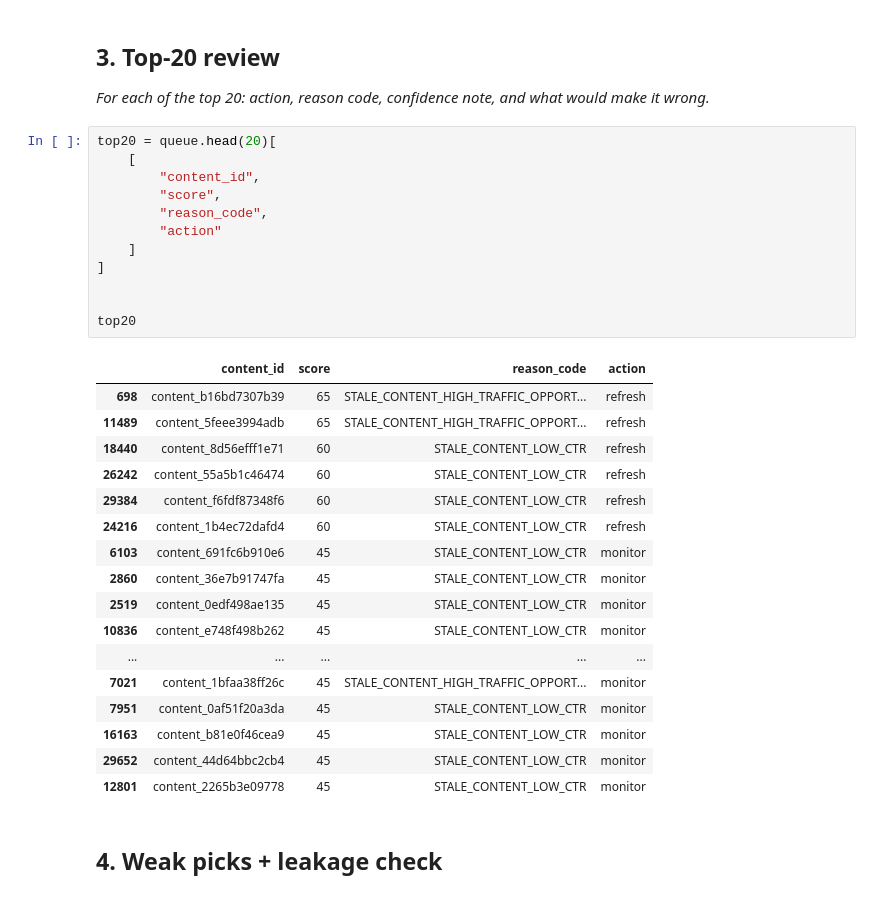
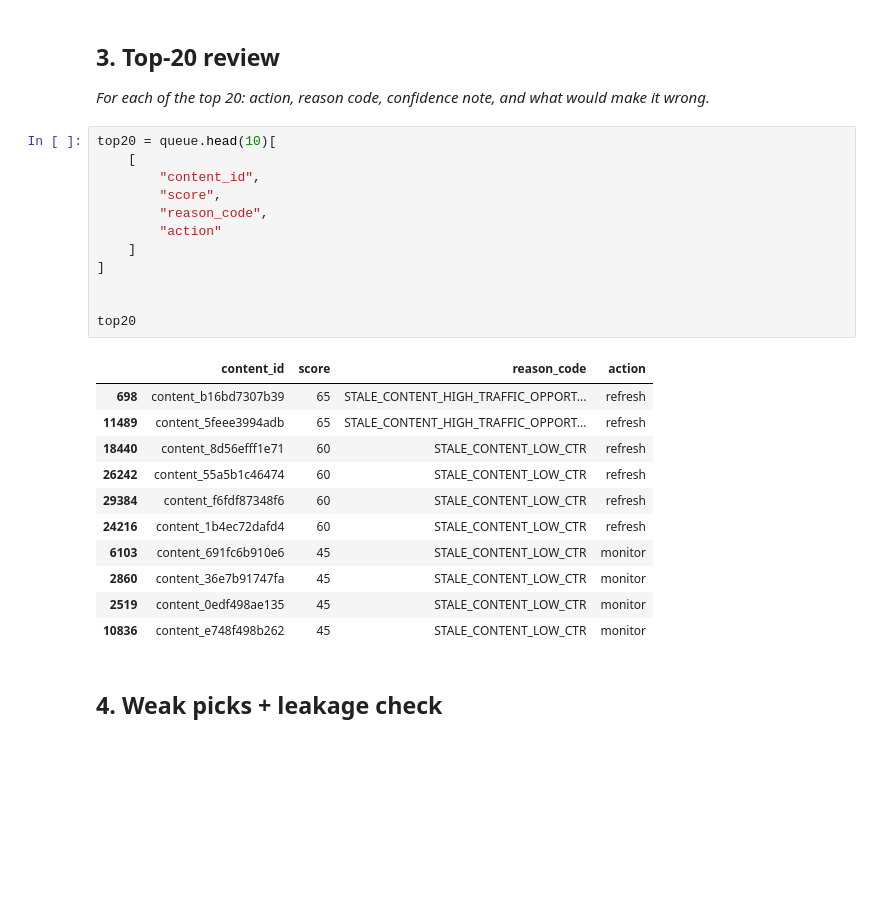
Before and after one commit to ZRARAKBAR/flyrank-ml-internship, a Jupyter notebook: work/notebooks/w04_baseline_score.ipynb, the cells around one changed output. Cells and saved outputs as stored; diff of their text form; blank space fills up the shorter version.

```diff
--- a/work/notebooks/w04_baseline_score.ipynb
+++ b/work/notebooks/w04_baseline_score.ipynb
@@ -257,35 +257,29 @@ CSV created
 
 *For each of the top 20: action, reason code, confidence note, and what would make it wrong.*
 # %%
-top20 = queue.head(20)[
+top20 = queue.head(10)[
     [
         "content_id",
         "score",
         "reason_code",
         "action"
     ]
 ]
 
 
 top20
 # %% [output]
 |  | content_id | score | reason_code | action |
 | 698 | content_b16bd7307b39 | 65 | STALE_CONTENT_HIGH_TRAFFIC_OPPORT... | refresh |
 | 11489 | content_5feee3994adb | 65 | STALE_CONTENT_HIGH_TRAFFIC_OPPORT... | refresh |
 | 18440 | content_8d56efff1e71 | 60 | STALE_CONTENT_LOW_CTR | refresh |
 | 26242 | content_55a5b1c46474 | 60 | STALE_CONTENT_LOW_CTR | refresh |
 | 29384 | content_f6fdf87348f6 | 60 | STALE_CONTENT_LOW_CTR | refresh |
 | 24216 | content_1b4ec72dafd4 | 60 | STALE_CONTENT_LOW_CTR | refresh |
 | 6103 | content_691fc6b910e6 | 45 | STALE_CONTENT_LOW_CTR | monitor |
 | 2860 | content_36e7b91747fa | 45 | STALE_CONTENT_LOW_CTR | monitor |
 | 2519 | content_0edf498ae135 | 45 | STALE_CONTENT_LOW_CTR | monitor |
 | 10836 | content_e748f498b262 | 45 | STALE_CONTENT_LOW_CTR | monitor |
-| ... | ... | ... | ... | ... |
-| 7021 | content_1bfaa38ff26c | 45 | STALE_CONTENT_HIGH_TRAFFIC_OPPORT... | monitor |
-| 7951 | content_0af51f20a3da | 45 | STALE_CONTENT_LOW_CTR | monitor |
-| 16163 | content_b81e0f46cea9 | 45 | STALE_CONTENT_LOW_CTR | monitor |
-| 29652 | content_44d64bbc2cb4 | 45 | STALE_CONTENT_LOW_CTR | monitor |
-| 12801 | content_2265b3e09778 | 45 | STALE_CONTENT_LOW_CTR | monitor |
 # %% [markdown]
 ## 4. Weak picks + leakage check
 # %% [markdown]
```
